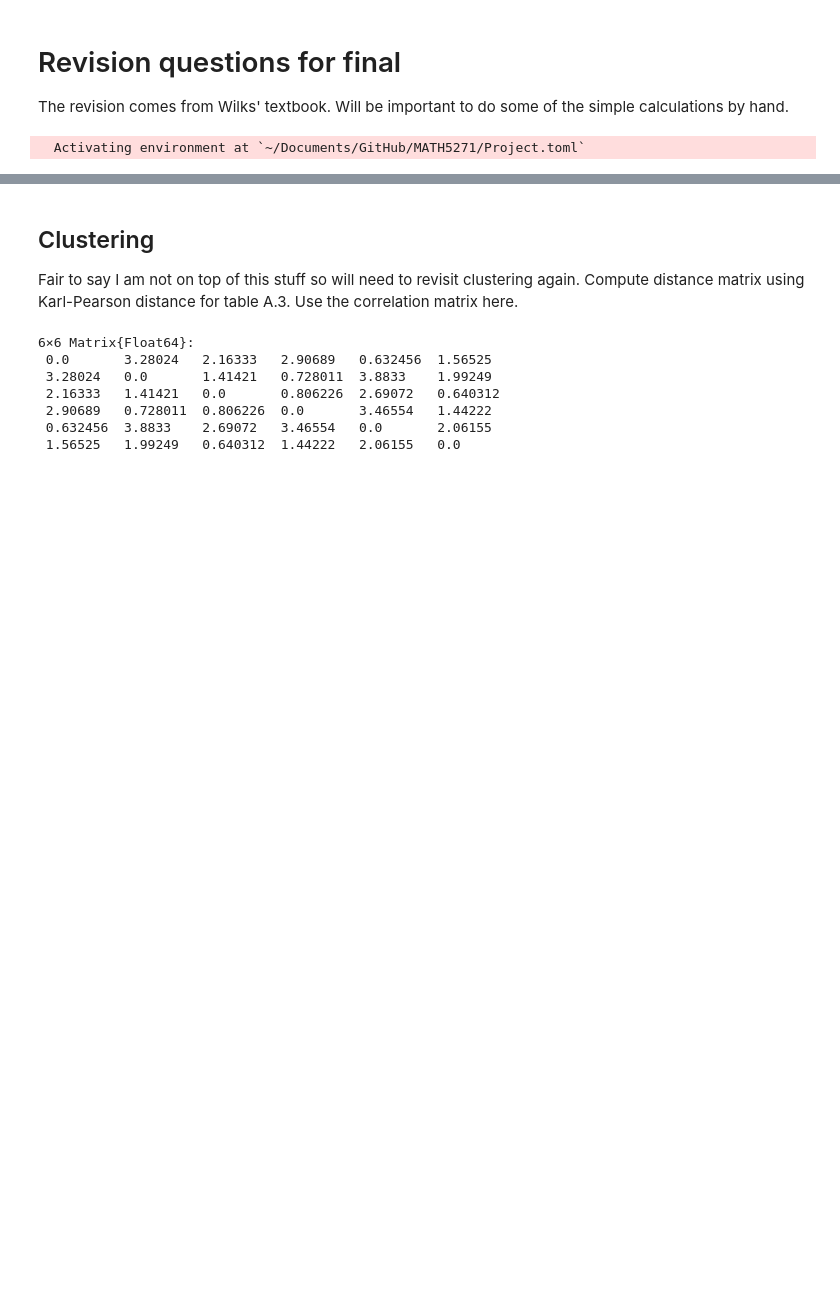
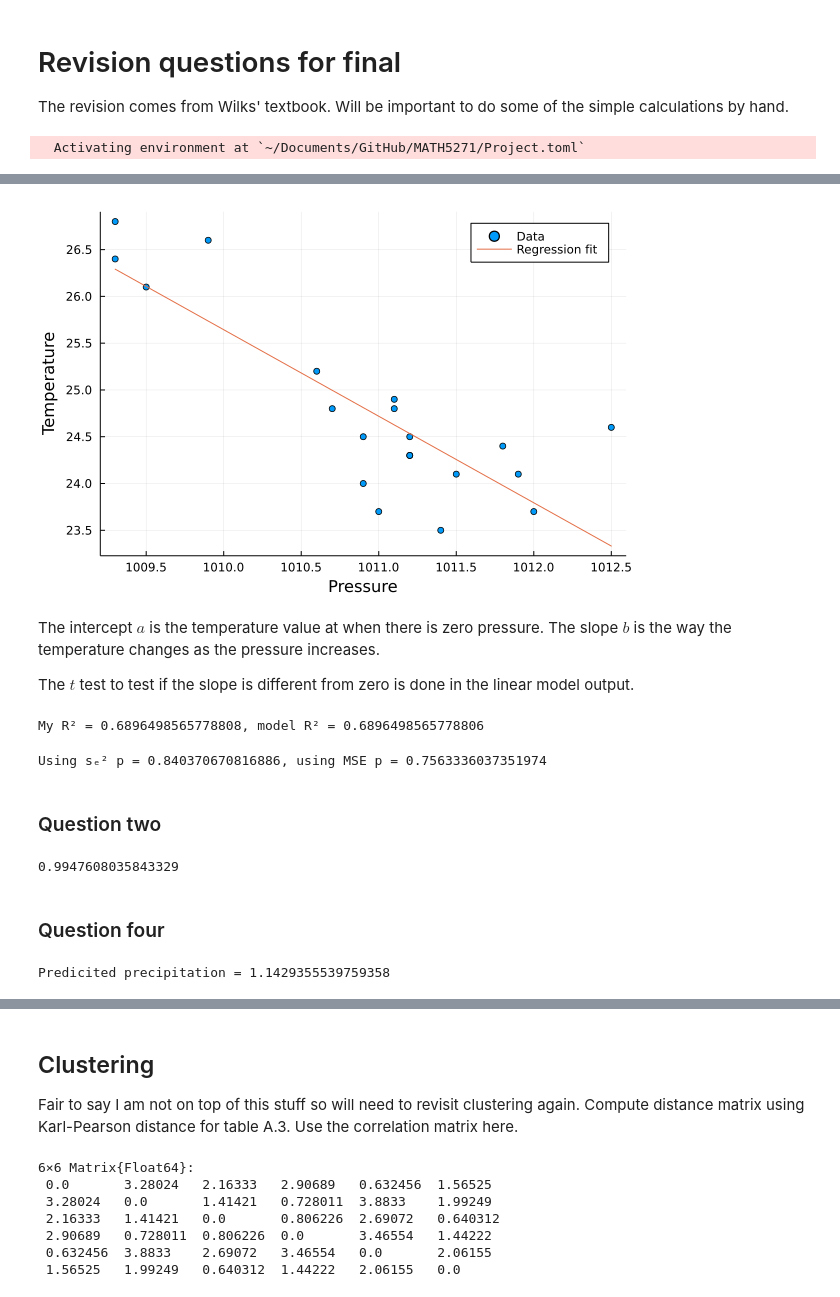
Before and after one commit to jbisits/MATH5271, a Jupyter notebook: Revision/revision.ipynb, the cells around one changed output, grey strips where cells are left out. Drawn from its saved outputs; the diff is of its cells as text; code cells hidden in the pictures; blank space fills up the shorter version.

```diff
--- a/Revision/revision.ipynb
+++ b/Revision/revision.ipynb
@@ -36,0 +43,11 @@ df_A3 = DataFrame(A3_file)
+# %%
+x, y = df_A3[:, :Pressure_mb], df_A3[:, :Temperature]
+n = length(x)
+
+b = (n * sum(x .* y) - sum(x) * sum(y)) / (n * sum(x.^2) - sum(x)^2)
+a = mean(y) - b * mean(x)
+
+println("My coeffs: a = "*string(a)*", b = "*string(b))
+
+fm = @formula(y ~ x)
+lin_mod = lm(fm, DataFrame(x = x, y = y))
@@ -36,0 +67,54 @@ df_A3 = DataFrame(A3_file)
+# %%
+scatter(x, y, label = "Data", xlabel = "Pressure", ylabel = "Temperature")
+ŷ = a .+ b .* x
+plot!(x, ŷ, label = "Regression fit")
+# %% [output]
+[figure, added]
+# %% [markdown]
+The intercept $a$ is the temperature value at when there is zero pressure.
+The slope $b$ is the way the temperature changes as the pressure increases.
+
+The $t$ test to test if the slope is different from zero is done in the linear model output.
+# %%
+SST = sum((y .- mean(y)).^2)
+SSE = sum((y .- ŷ).^2)
+
+R² = 1 - SSE / SST
+println("My R² = "*string(R²)*", model R² = "*string(r2(lin_mod)))
+# %% [output]
+My R² = 0.6896498565778808, model R² = 0.6896498565778806
+# %%
+sₑ² = SSE / (n - 2)
+
+sy²(x, x₀) = sₑ² * (1 + 1 / length(x) + (x₀ - mean(x))^2 / sum((x .- mean(x)).^2))
+
+MSE = (1 / length(y)) * SSE
+sy²MSE(x, x₀) = MSE * (1 + 1 / length(x) + (x₀ - mean(x))^2 / sum((x .- mean(x)).^2))
+
+prob_y_se = sy²(x, 1013) * 2
+prob_y_MSE = sy²MSE(x, 1013) * 2
+
+println("Using sₑ² p = "*string(prob_y_se)*", using MSE p = "*string(prob_y_MSE))
+# %% [output]
+Using sₑ² p = 0.840370670816886, using MSE p = 0.7563336037351974
+# %% [markdown]
+### Question two
+# %%
+SSE = 318.274 - 316.6065
+
+Sₑ² = SSE / 25
+
+316.6065 / 26
+
+1 - SSE/318.274
+# %% [output]
+0.9947608035843329
+# %% [markdown]
+### Question four
+# %%
+pois_pred(pres, temp) = exp(499.4 - 0.512 * pres + 0.76 * temp)
+
+precip_1956 = pois_pred(df_A3[6, :Pressure_mb], df_A3[6, :Temperature])
+println("Predicited precipitation = "*string(precip_1956))
+# %% [output]
+Predicited precipitation = 1.1429355539759358
```
Also changed, not shown: parts of 13 cells of this notebook, 1 other file.
